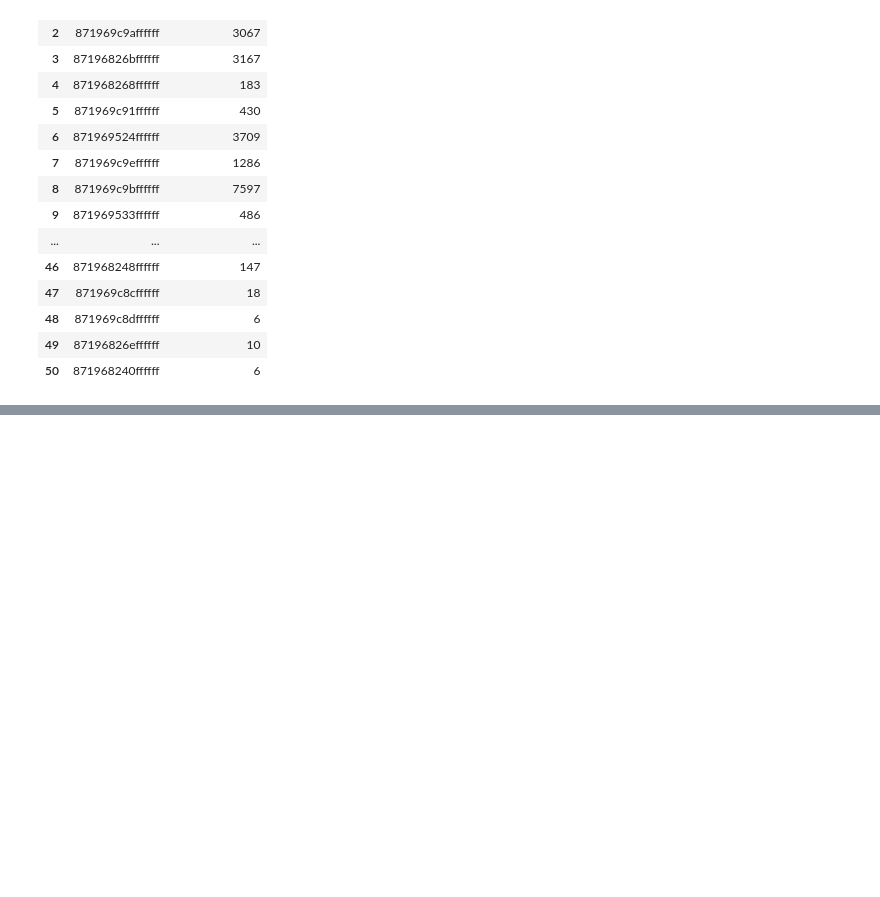
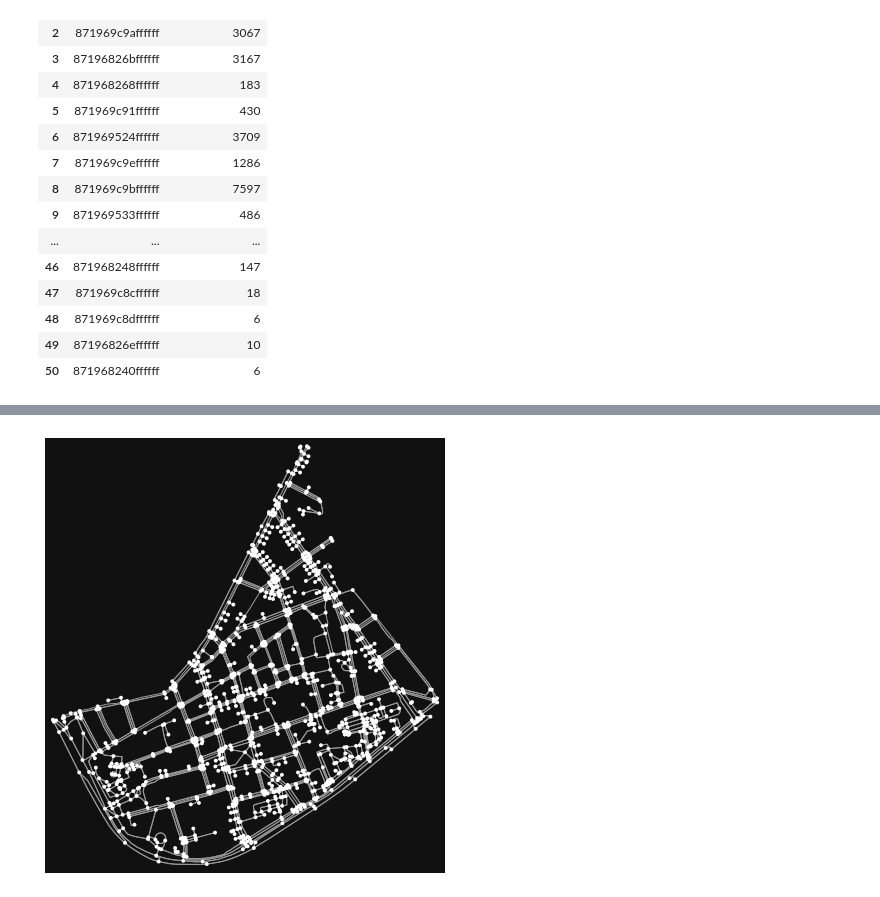
Before and after one commit to Farnoud-G/query_PT, a Jupyter notebook: Lab2_fg.ipynb, the cells around one changed output, grey strips where cells are left out. Cells and saved outputs as stored; diff of their text form; code cells hidden in the pictures; blank space fills up the shorter version.

```diff
--- a/Lab2_fg.ipynb
+++ b/Lab2_fg.ipynb
@@ -321,0 +333,6 @@ h3_visualization(dx, 'hex_address', 'number_of_trips')
+# %%
+place_name = "Kazimierz, Krakow, Poland"
+graph = ox.graph_from_place(place_name)
+fig, ax = ox.plot_graph(graph)
+# %% [output]
+[figure, added]
```
Also changed, not shown: parts of 10 cells of this notebook, 2 other files.
